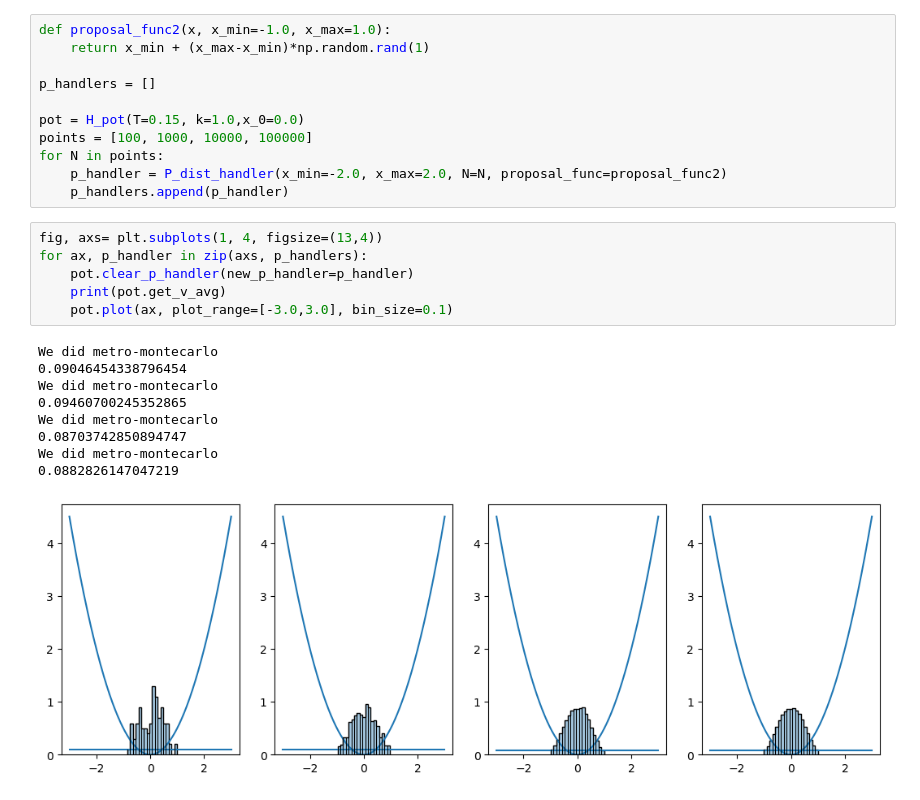
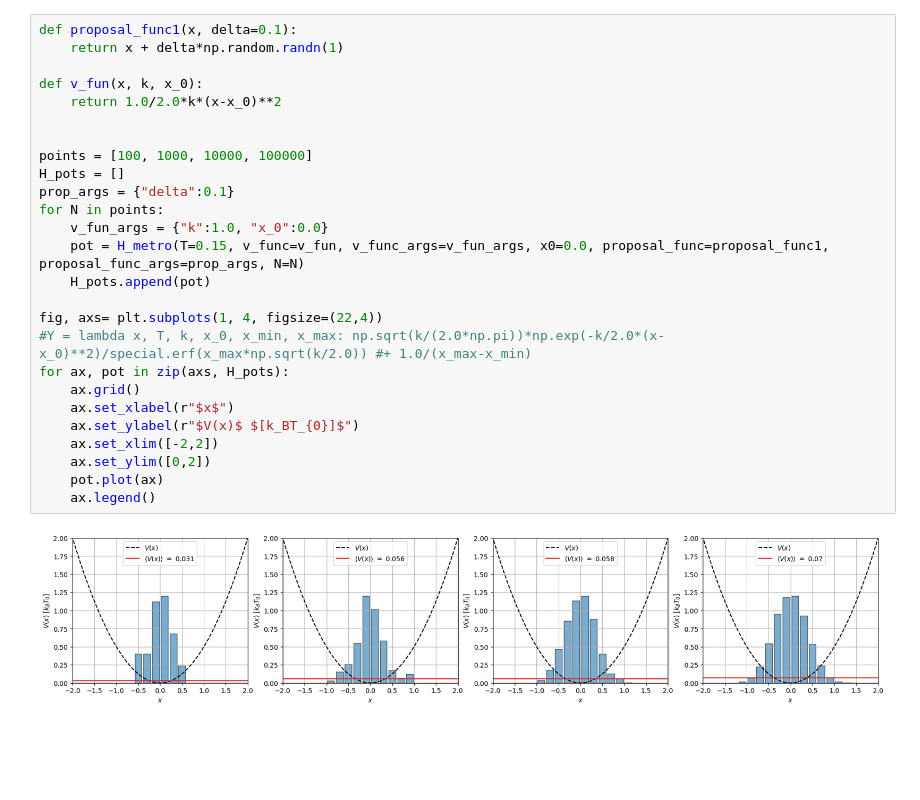
Before and after one commit to karsten3112/Computational-Physics, a Jupyter notebook: Week2/exercise8.ipynb, the cells around one changed output. Drawn from its saved outputs; the diff is of its cells as text; blank space fills up the shorter version.

```diff
--- a/Week2/exercise8.ipynb
+++ b/Week2/exercise8.ipynb
@@ -67,27 +8,28 @@ We did metro-montecarlo
-# %%
-def proposal_func2(x, x_min=-1.0, x_max=1.0):
-    return x_min + (x_max-x_min)*np.random.rand(1)
-
-p_handlers = []
-
-pot = H_pot(T=0.15, k=1.0,x_0=0.0)
-points = [100, 1000, 10000, 100000]
-for N in points:
-    p_handler = P_dist_handler(x_min=-2.0, x_max=2.0, N=N, proposal_func=proposal_func2)
-    p_handlers.append(p_handler)
-# %%
-fig, axs= plt.subplots(1, 4, figsize=(13,4))
-for ax, p_handler in zip(axs, p_handlers):
-    pot.clear_p_handler(new_p_handler=p_handler)
-    print(pot.get_v_avg)
-    pot.plot(ax, plot_range=[-3.0,3.0], bin_size=0.1)
-# %% [output]
-We did metro-montecarlo
-0.09046454338796454
-We did metro-montecarlo
-0.09460700245352865
-We did metro-montecarlo
-0.08703742850894747
-We did metro-montecarlo
-0.0882826147047219
-[figure, removed]
+# %%
+def proposal_func1(x, delta=0.1):
+    return x + delta*np.random.randn(1)
+
+def v_fun(x, k, x_0):
+    return 1.0/2.0*k*(x-x_0)**2
+
+
+points = [100, 1000, 10000, 100000]
+H_pots = []
+prop_args = {"delta":0.1}
+for N in points:
+    v_fun_args = {"k":1.0, "x_0":0.0}
+    pot = H_metro(T=0.15, v_func=v_fun, v_func_args=v_fun_args, x0=0.0, proposal_func=proposal_func1, proposal_func_args=prop_args, N=N)
+    H_pots.append(pot)
+
+fig, axs= plt.subplots(1, 4, figsize=(22,4))
+#Y = lambda x, T, k, x_0, x_min, x_max: np.sqrt(k/(2.0*np.pi))*np.exp(-k/2.0*(x-x_0)**2)/special.erf(x_max*np.sqrt(k/2.0)) #+ 1.0/(x_max-x_min)
+for ax, pot in zip(axs, H_pots):
+    ax.grid()
+    ax.set_xlabel(r"$x$")
+    ax.set_ylabel(r"$V(x)$ $[k_BT_{0}]$")
+    ax.set_xlim([-2,2])
+    ax.set_ylim([0,2])
+    pot.plot(ax)
+    ax.legend()
+# %% [output]
+[figure, added]
```
Also changed, not shown: parts of 7 cells of this notebook, 7 other files.
